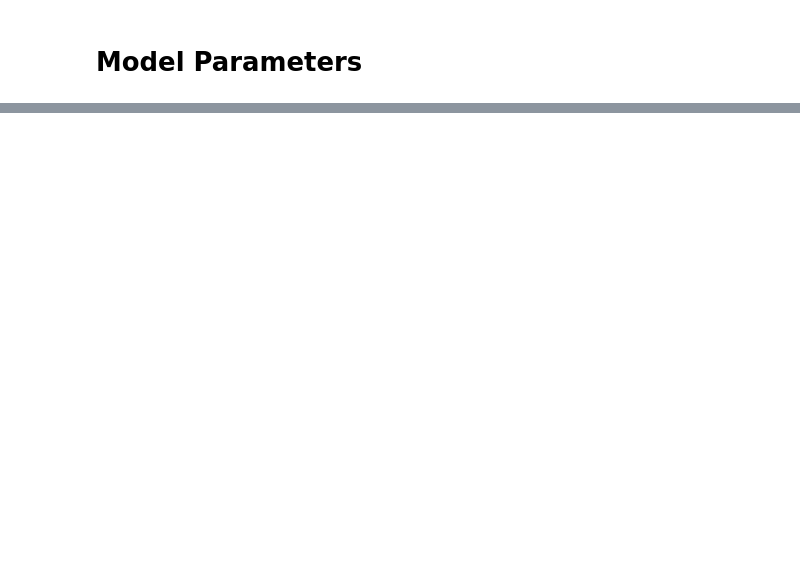
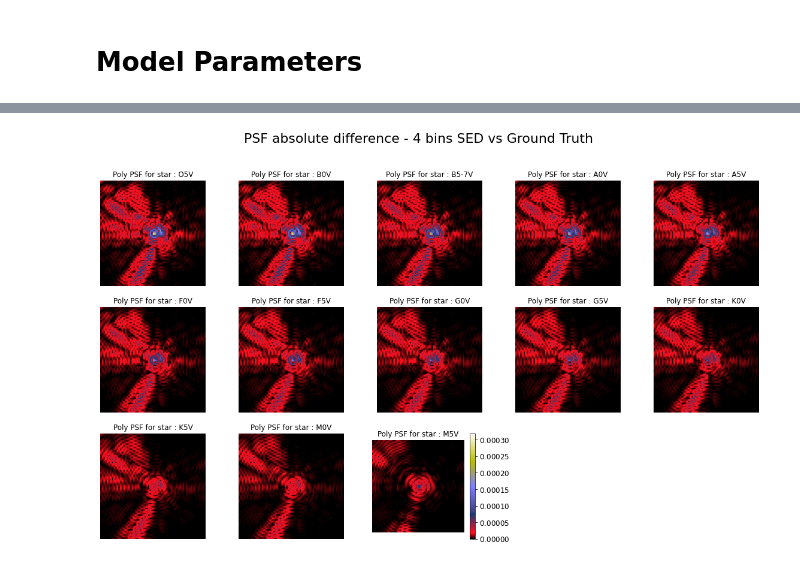
Before and after one commit to tobias-liaudat/wf-SEDs, a Jupyter notebook: improve_SEDs/notebooks/SED_errors.ipynb, the cells around one changed output, grey strips where cells are left out. Cells and saved outputs as stored; diff of their text form; code cells hidden in the pictures; blank space fills up the shorter version.

```diff
--- a/improve_SEDs/notebooks/SED_errors.ipynb
+++ b/improve_SEDs/notebooks/SED_errors.ipynb
@@ -216,0 +266,20 @@ display(HTML(html))
+# %%
+vmax = np.max(np.abs(poly_psf_list[0][0]-gt_poly_psf_list[0]))
+
+fig, ax = plt.subplots(3, 5, figsize=(20,11), facecolor='white')
+fig.suptitle('PSF absolute difference - 4 bins SED vs Ground Truth', fontsize=22)
+
+for axis,psf_, psf_gt,star_name in zip(ax.ravel(),poly_psf_list[0], gt_poly_psf_list,SED_name):
+    im = axis.imshow(np.abs(psf_-psf_gt),cmap='gist_stern', vmax=vmax, vmin=0)
+    axis.set_title('Poly PSF for star : '+ star_name)
+    axis.set_xticks([])
+
+plt.colorbar(im, ax=ax[2][2])
+
+for axis in ax.ravel():
+    axis.axis('off')
+
+#plt.savefig('../outputs/plots/PSF_for_each_SED.pdf')
+plt.show()
+# %% [output]
+[figure, added]
```
Also changed, not shown: parts of 10 cells of this notebook, 13 other files.
